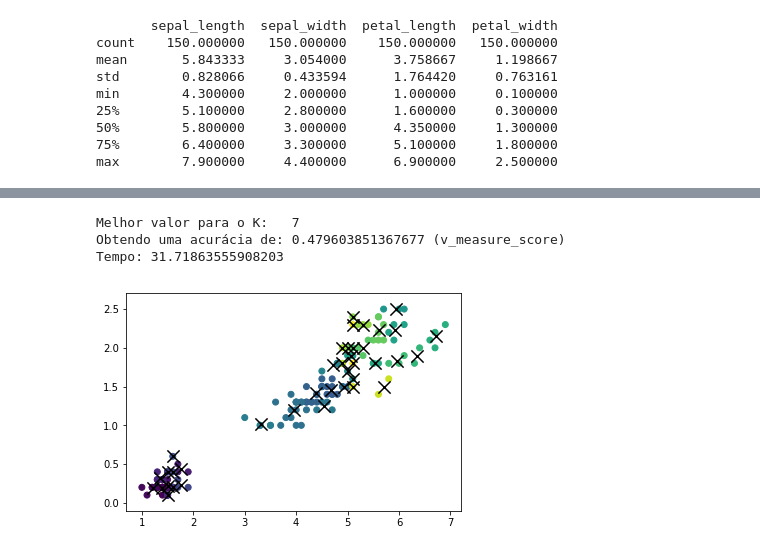
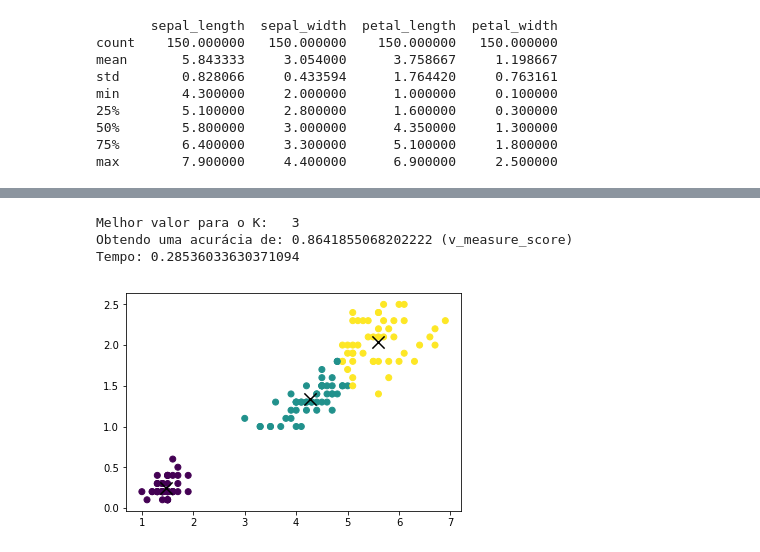
Before and after one commit to GrayJack/Bisect-K-Means, a Jupyter notebook: src/K-means-trettel.ipynb, the cells around one changed output, grey strips where cells are left out. Saved outputs shown, nothing was run; the diff lists cells and outputs as text; code cells hidden in the pictures.

```diff
--- a/src/K-means-trettel.ipynb
+++ b/src/K-means-trettel.ipynb
@@ -110,36 +115,36 @@ def kmeans(S, k, dist_func):
 # %%
 document = [[pl, pw] for pl,pw in zip(list(data.petal_length), list(data.petal_width))]
 
 best_accuracy = -1
 best_centr = None
 y_pred = []
 best_label = []
 best_k = 0
 
 inicio = time()
-for _ in range(30):
-    for K in range(1, 50):
-        y_pred, centroids = kmeans(document, 50, euclidianDistance)
+# for _ in range(30):
+for K in range(1, 30):
+    y_pred, centroids = kmeans(document, K, euclidianDistance)
 
-    #     accuracy = metrics.adjusted_rand_score(y_true, y_pred)
-        try:
-            accuracy = metrics.v_measure_score(y_true, y_pred)
-        except:
-            print(y_pred)
+#     accuracy = metrics.adjusted_rand_score(y_true, y_pred)
+    try:
+        accuracy = metrics.v_measure_score(y_true, y_pred)
+    except:
+        print(y_pred)
 
 
-        if accuracy >= best_accuracy:
-            best_accuracy = accuracy
-            best_centr = centroids
-            best_k = K
-            best_label = y_pred
+    if accuracy >= best_accuracy:
+        best_accuracy = accuracy
+        best_centr = centroids
+        best_k = K
+        best_label = y_pred
 
 final = time()
 
 print(f"Melhor valor para o K:   {best_k}\nObtendo uma acurácia de: {best_accuracy} (v_measure_score) \nTempo: {final-inicio}")
 plotter(document, best_centr, best_label)
 # %% [output]
-Melhor valor para o K:   7
-Obtendo uma acurácia de: 0.479603851367677 (v_measure_score)
-Tempo: 31.71863555908203
+Melhor valor para o K:   3
+Obtendo uma acurácia de: 0.8641855068202222 (v_measure_score)
+Tempo: 0.28536033630371094
-[figure, old version]
+[figure, new version]
```
Also changed, not shown: parts of 4 cells of this notebook, 2 other files.
